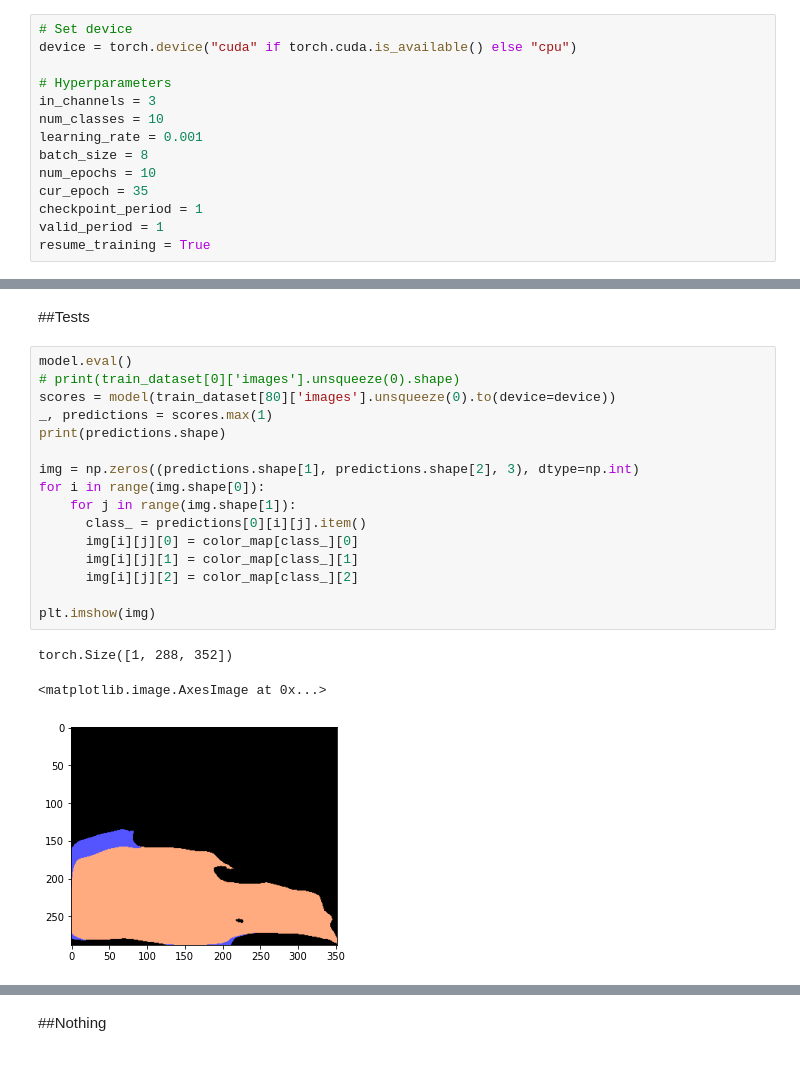
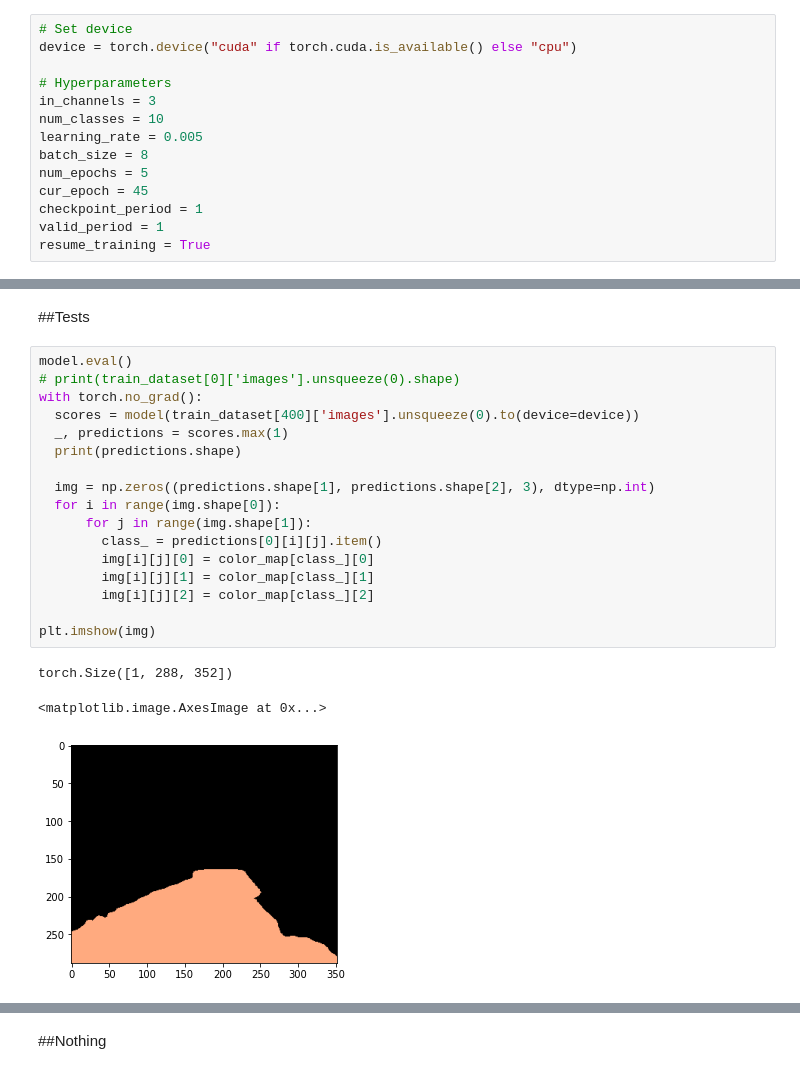
Before and after one commit to weslyca/Lite-HRNet-pytorch, a Jupyter notebook: CNN_pytorch.ipynb, the cells around one changed output, grey strips where cells are left out. Cells and saved outputs as stored; diff of their text form.

```diff
--- a/CNN_pytorch.ipynb
+++ b/CNN_pytorch.ipynb
@@ -202,10 +202,10 @@ device = torch.device("cuda" if torch.cuda.is_available() else "cpu")
 # Hyperparameters
 in_channels = 3
 num_classes = 10
-learning_rate = 0.001
+learning_rate = 0.005
 batch_size = 8
-num_epochs = 10
-cur_epoch = 35
+num_epochs = 5
+cur_epoch = 45
 checkpoint_period = 1
 valid_period = 1
 resume_training = True
@@ -998,21 +1000,22 @@ tensor(0.7486, device='cuda:0', dtype=torch.float64)
 # %%
 model.eval()
 # print(train_dataset[0]['images'].unsqueeze(0).shape)
-scores = model(train_dataset[80]['images'].unsqueeze(0).to(device=device))
-_, predictions = scores.max(1)
-print(predictions.shape)
+with torch.no_grad():
+  scores = model(train_dataset[400]['images'].unsqueeze(0).to(device=device))
+  _, predictions = scores.max(1)
+  print(predictions.shape)
 
-img = np.zeros((predictions.shape[1], predictions.shape[2], 3), dtype=np.int)
-for i in range(img.shape[0]):
-    for j in range(img.shape[1]):
-      class_ = predictions[0][i][j].item()
-      img[i][j][0] = color_map[class_][0]
-      img[i][j][1] = color_map[class_][1]
-      img[i][j][2] = color_map[class_][2]
+  img = np.zeros((predictions.shape[1], predictions.shape[2], 3), dtype=np.int)
+  for i in range(img.shape[0]):
+      for j in range(img.shape[1]):
+        class_ = predictions[0][i][j].item()
+        img[i][j][0] = color_map[class_][0]
+        img[i][j][1] = color_map[class_][1]
+        img[i][j][2] = color_map[class_][2]
 
 plt.imshow(img)
 # %% [output]
 torch.Size([1, 288, 352])
 <matplotlib.image.AxesImage at 0x...>
-[figure, old version]
+[figure, new version]
 # %%
```
Also changed, not shown: parts of 5 cells of this notebook.
